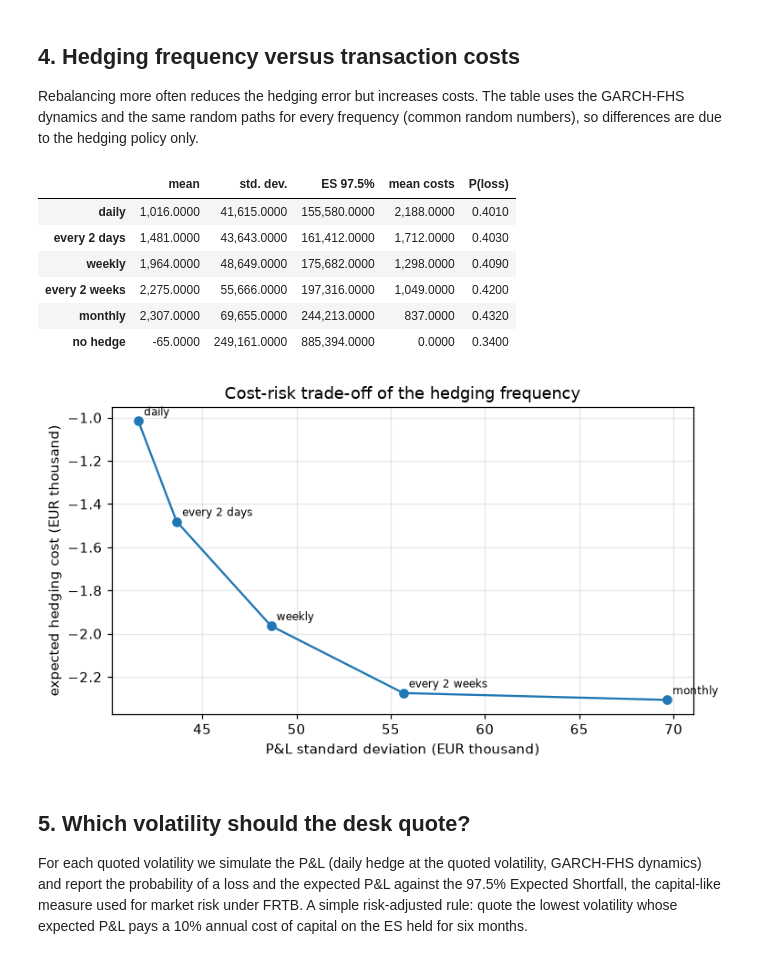
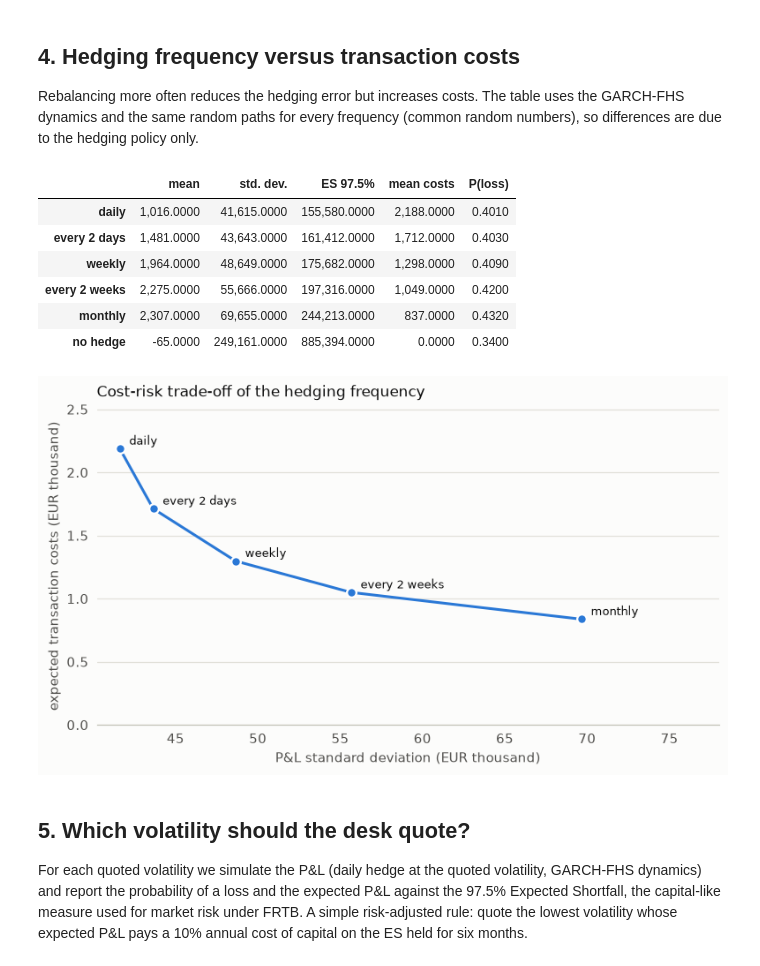
Before and after one commit to paolo993788/Quantitative-finance, a Jupyter notebook: notebooks/case_studies/fx_option_desk_hedging.ipynb, the cells around one changed output. Saved outputs shown, nothing was run; the diff lists cells and outputs as text; code cells hidden in the pictures.

```diff
--- a/notebooks/case_studies/fx_option_desk_hedging.ipynb
+++ b/notebooks/case_studies/fx_option_desk_hedging.ipynb
@@ -52,7 +52,8 @@ OUTPUT_DIR = ROOT / "outputs" / "fx_option_desk"
 OUTPUT_DIR.mkdir(parents=True, exist_ok=True)
 
 pd.set_option("display.float_format", lambda x: f"{x:,.4f}")
-plt.rcParams.update({"figure.dpi": 110, "axes.grid": True, "grid.alpha": 0.3})
+from quant_engine.figstyle import MUTED, NEGATIVE, SERIES, notebook_style, ordinal_colors
+notebook_style()   # validated palette, recessive grid, constrained layout (see figstyle.py)
 print(f"quant_engine {quant_engine.__version__} | data mode: {DATA_MODE} | threads: {os.cpu_count()}")
 # %% [output]
 quant_engine 0.1.0 | data mode: official | threads: 4
@@ -178,11 +179,10 @@ display(models[money].round(0).join(models[["P(loss)"]].round(3)))
 
 fig, ax = plt.subplots(figsize=(9, 4))
 for label, out in runs.items():
-    ax.hist(out["pnl"] * scale / 1e3, bins=200, range=(-150, 100), histtype="step", density=True, label=label)
+    ax.hist(out["pnl"] * scale / 1e3, bins=200, range=(-150, 100), histtype="step", lw=1.6, density=True, label=label)
 ax.axvline(0, color="k", lw=0.8)
 ax.set(xlabel="P&L of the hedged short option (EUR thousand)", ylabel="density", title="Daily delta hedging at the fair volatility")
 ax.legend()
-fig.tight_layout()
 fig.savefig(OUTPUT_DIR / "pnl_by_model.png", dpi=150)
 # %% [output]
 Heston: v0 = 0.00269, kappa = 0.393, theta = 0.01120, sigma_v = 0.0487, rho = 0
@@ -200,30 +200,32 @@ every frequency (common random numbers), so differences are due to the hedging p
 # %%
 policies = {"daily": 1, "every 2 days": 2, "weekly": 5, "every 2 weeks": 10, "monthly": 21, "no hedge": 0}
 frontier = {}
 for label, k in policies.items():
     out = hedging.simulate(**{**common, "rebalance_every": k}, dynamics="garch_fhs", garch=garch_params, residuals=z)
     frontier[label] = {**hedging.pnl_summary(out["pnl"], scale=scale), "mean costs": out["costs"].mean() * scale}
 frontier = pd.DataFrame(frontier).T
 display(frontier[["mean", "std. dev.", "ES 97.5%", "mean costs"]].round(0).join(frontier[["P(loss)"]].round(3)))
 
 fig, ax = plt.subplots(figsize=(7, 4))
 hedged = frontier.drop(index="no hedge")
-ax.plot(hedged["std. dev."] / 1e3, -hedged["mean"] / 1e3, "o-")
+ax.plot(hedged["std. dev."] / 1e3, hedged["mean costs"] / 1e3, "o-", ms=7, mec="white", mew=1.5)
 for label, row in hedged.iterrows():
-    ax.annotate(label, (row["std. dev."] / 1e3, -row["mean"] / 1e3), fontsize=8, xytext=(4, 4), textcoords="offset points")
-ax.set(xlabel="P&L standard deviation (EUR thousand)", ylabel="expected hedging cost (EUR thousand)",
+    ax.annotate(label, (row["std. dev."] / 1e3, row["mean costs"] / 1e3), fontsize=8.5, xytext=(7, 3),
+                textcoords="offset points")
+ax.set_xlim(right=hedged["std. dev."].max() / 1e3 * 1.12)
+ax.set_ylim(0, hedged["mean costs"].max() / 1e3 * 1.15)
+ax.set(xlabel="P&L standard deviation (EUR thousand)", ylabel="expected transaction costs (EUR thousand)",
        title="Cost-risk trade-off of the hedging frequency")
-fig.tight_layout()
 fig.savefig(OUTPUT_DIR / "hedging_frontier.png", dpi=150)
 # %% [output]
 |  | mean | std. dev. | ES 97.5% | mean costs | P(loss) |
 | daily | 1,016.0000 | 41,615.0000 | 155,580.0000 | 2,188.0000 | 0.4010 |
 | every 2 days | 1,481.0000 | 43,643.0000 | 161,412.0000 | 1,712.0000 | 0.4030 |
 | weekly | 1,964.0000 | 48,649.0000 | 175,682.0000 | 1,298.0000 | 0.4090 |
 | every 2 weeks | 2,275.0000 | 55,666.0000 | 197,316.0000 | 1,049.0000 | 0.4200 |
 | monthly | 2,307.0000 | 69,655.0000 | 244,213.0000 | 837.0000 | 0.4320 |
 | no hedge | -65.0000 | 249,161.0000 | 885,394.0000 | 0.0000 | 0.3400 |
-[figure, old version]
+[figure, new version]
 # %% [markdown]
 ## 5. Which volatility should the desk quote?
 
```
Also changed, not shown: parts of 2 cells of this notebook, 4 other files.
